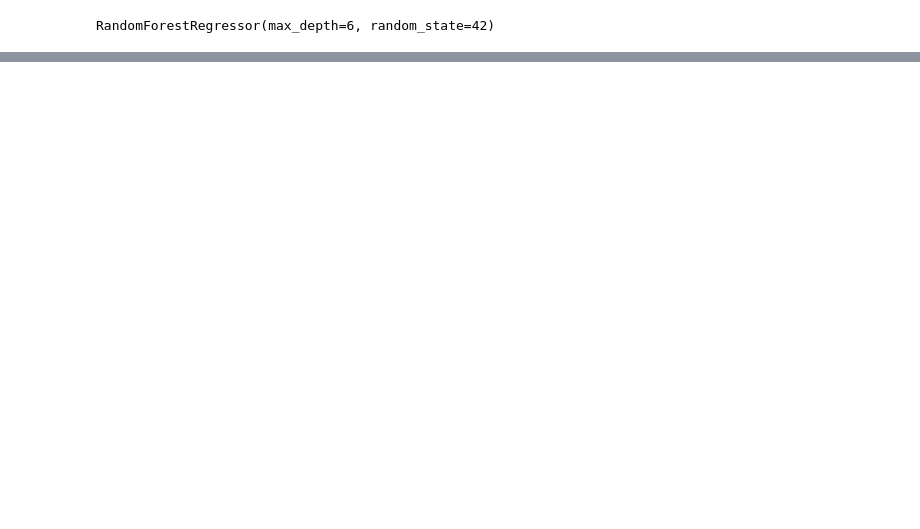
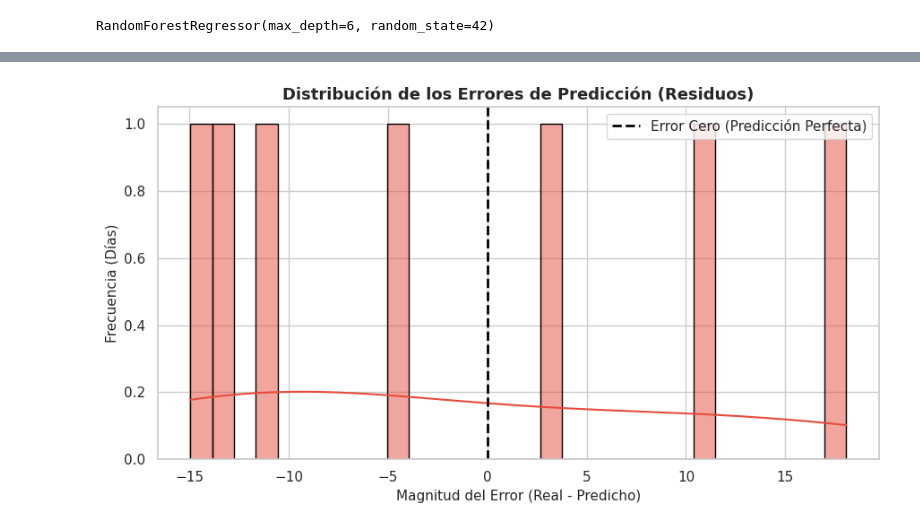
Before and after one commit to FelipeSaCh/Prophet_Activity, a Jupyter notebook: BetaTest.ipynb, the cells around one changed output, grey strips where cells are left out. Cells and saved outputs as stored; diff of their text form; code cells hidden in the pictures; blank space fills up the shorter version.

```diff
--- a/BetaTest.ipynb
+++ b/BetaTest.ipynb
@@ -286,0 +323,23 @@ plt.show()
+# %%
+import matplotlib.pyplot as plt
+import seaborn as sns
+
+# 1. Calcular la diferencia (Residuos) en el set de prueba
+df_evaluacion = serie_temporal.dropna(subset=['prediccion_test'])
+residuos = df_evaluacion['total_tareas'] - df_evaluacion['prediccion_test']
+
+# 2. Graficar la distribución
+plt.figure(figsize=(9, 5))
+sns.histplot(residuos, kde=True, color='#e74c3c', bins=30, edgecolor='black')
+
+# Línea en 0 (Predicción perfecta)
+plt.axvline(x=0, color='black', linestyle='--', linewidth=2, label='Error Cero (Predicción Perfecta)')
+
+plt.title('Distribución de los Errores de Predicción (Residuos)', fontsize=13, weight='bold')
+plt.xlabel('Magnitud del Error (Real - Predicho)', fontsize=11)
+plt.ylabel('Frecuencia (Días)', fontsize=11)
+plt.legend()
+plt.tight_layout()
+plt.show()
+# %% [output]
+[figure, added]
```
Also changed, not shown: parts of 8 cells of this notebook.
